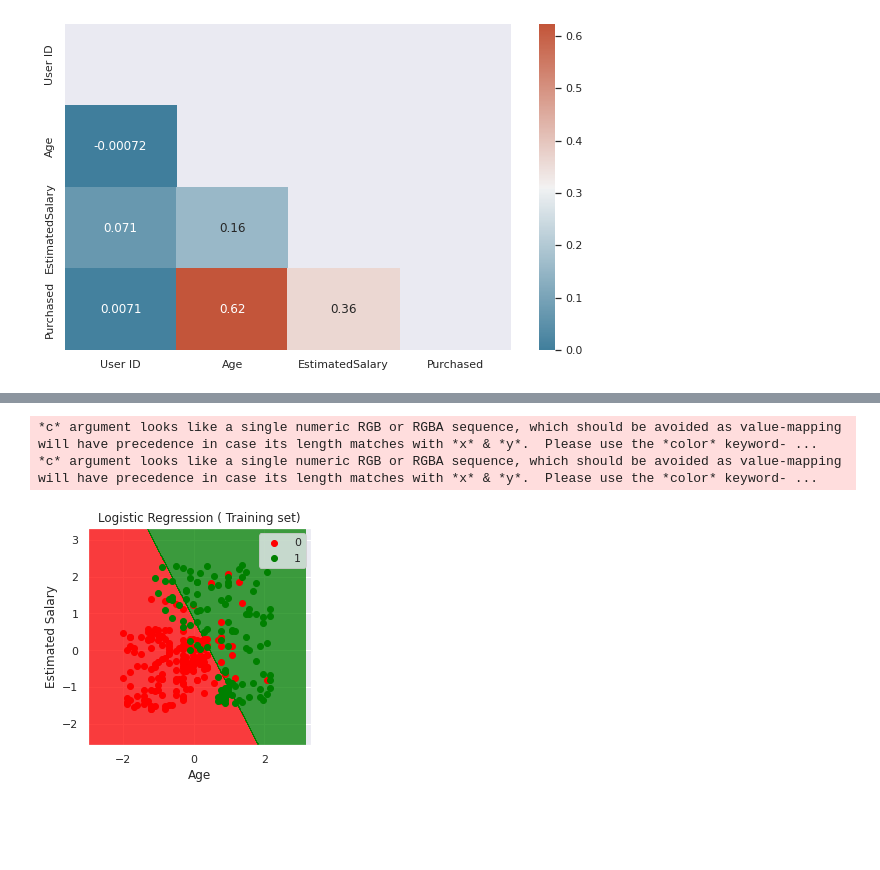
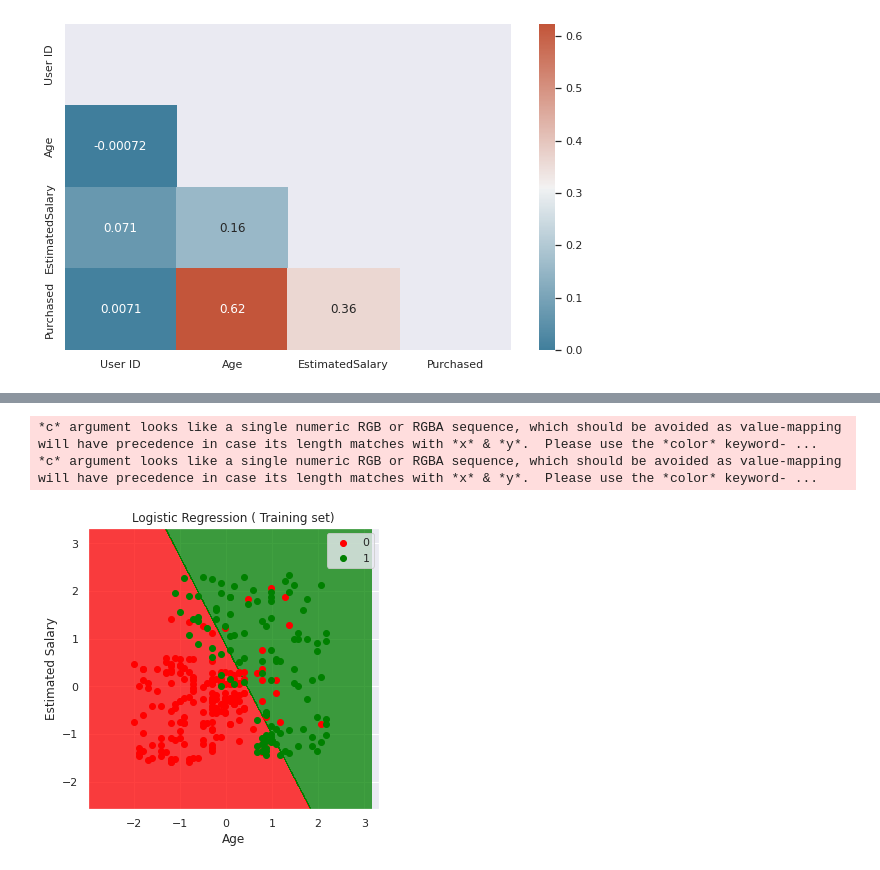
Before and after one commit to asheta66/Machine-Learning-2024, a Jupyter notebook: Logistic Regression/logistic_Regression_A.ipynb, the cells around one changed output, grey strips where cells are left out. Drawn from its saved outputs; the diff is of its cells as text; code cells hidden in the pictures; blank space fills up the shorter version.

```diff
--- a/Logistic Regression/logistic_Regression_A.ipynb
+++ b/Logistic Regression/logistic_Regression_A.ipynb
@@ -8,12 +8,14 @@
 import numpy as np
 import matplotlib.pyplot as plt
 import pandas as pd
+import seaborn as sns
+sns.set(style='darkgrid')
 
 # Importing the datasets
 
 df = pd.read_csv('https://raw.githubusercontent.com/asheta66/Machine-Learning-2022/main/Logistic%20Regression/Social_Network_Ads.csv')
-X = datasets.iloc[:, [2,3]].values
-Y = datasets.iloc[:, 4].values
+X = df.iloc[:, [2,3]].values
+Y = df.iloc[:, 4].values
 df
 # %% [output]
 |  | User ID | Gender | Age | EstimatedSalary | Purchased |
@@ -64,21 +71,22 @@ sns.heatmap(corr, annot=True, mask = mask, cmap=cmap)
 # Splitting the dataset into the Training set and Test set
 
 from sklearn.model_selection import train_test_split
-X_Train, X_Test, Y_Train, Y_Test = train_test_split(X, Y, test_size = 0.25, random_state = 0)
+X_train, X_test, y_train, y_test = train_test_split(X, Y, test_size = 0.25, random_state = 0)
 # %%
 # Feature Scaling
 
 from sklearn.preprocessing import StandardScaler
 sc_X = StandardScaler()
-X_Train = sc_X.fit_transform(X_Train)
-X_Test = sc_X.transform(X_Test)
+X_train = sc_X.fit_transform(X_train)
+X_test = sc_X.transform(X_test)
 # %%
 # Fitting the Logistic Regression into the Training set
 
 from sklearn.linear_model import LogisticRegression
 classifier = LogisticRegression(random_state = 0)
-classifier.fit(X_Train, Y_Train)
+classifier.fit(X_train, y_train)
 
 # Predicting the test set results
 
-Y_Pred = classifier.predict(X_Test)
+y_pred_train = classifier.predict(X_train)
+y_pred_test  = classifier.predict(X_test)
@@ -85,29 +123,27 @@ Y_Pred = classifier.predict(X_Test)
 # %%
-# Making the Confusion Matrix
-from sklearn.metrics import confusion_matrix
-cm = confusion_matrix(Y_Test, Y_Pred)
-
 # Visualising the Training set results
 from matplotlib.colors import ListedColormap
-X_Set, Y_Set = X_Train, Y_Train
+fig, axs = plt.subplots(figsize=(5, 5), tight_layout=True)
+
+X_Set, Y_Set = X_train, y_train
 X1, X2 = np.meshgrid(np.arange(start = X_Set[:,0].min() -1, stop = X_Set[:, 0].max() +1, step = 0.01),
                      np.arange(start = X_Set[:,1].min() -1, stop = X_Set[:, 1].max() +1, step = 0.01))
 
 plt.contourf(X1,X2, classifier.predict(np.array([X1.ravel(), X2.ravel()]).T).reshape(X1.shape),
              alpha = 0.75, cmap = ListedColormap(('red', 'green')))
 
 plt.xlim(X1.min(), X2.max())
 plt.ylim(X2.min(), X2.max())
 
 for i, j in enumerate(np.unique(Y_Set)):
     plt.scatter(X_Set[Y_Set == j, 0], X_Set[Y_Set == j,1],
                 c = ListedColormap(('red', 'green'))(i), label = j)
 plt.title('Logistic Regression ( Training set)')
 plt.xlabel('Age')
 plt.ylabel('Estimated Salary')
 plt.legend()
 plt.show()
 # %% [output]
 *c* argument looks like a single numeric RGB or RGBA sequence, which should be avoided as value-mapping will have precedence in case its length matches with *x* & *y*.  Please use the *color* keyword- ...
 *c* argument looks like a single numeric RGB or RGBA sequence, which should be avoided as value-mapping will have precedence in case its length matches with *x* & *y*.  Please use the *color* keyword- ...
-[figure, old version]
+[figure, new version]
```
Also changed, not shown: parts of 6 cells of this notebook.
